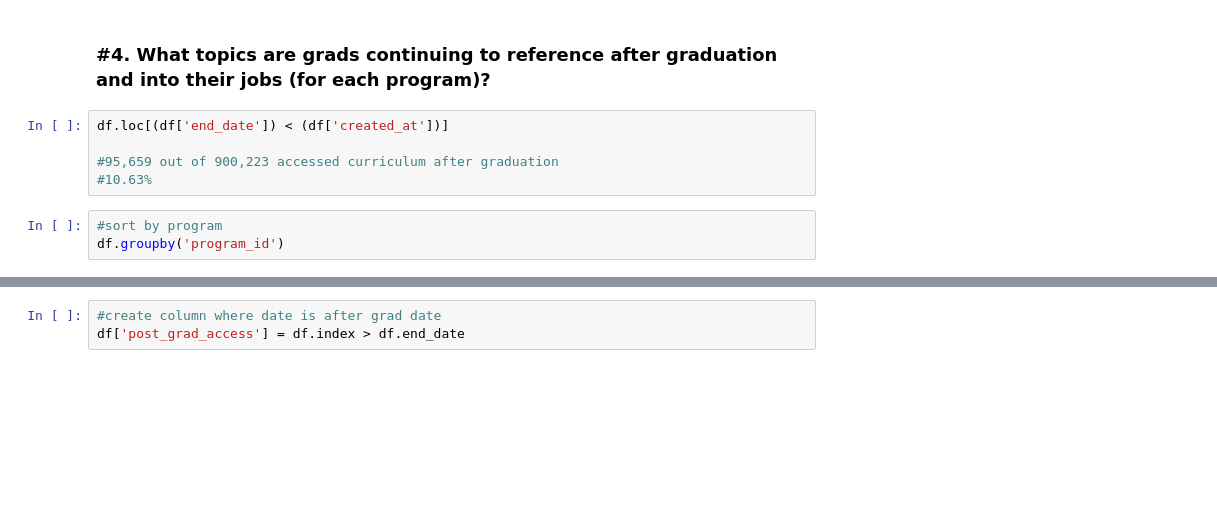
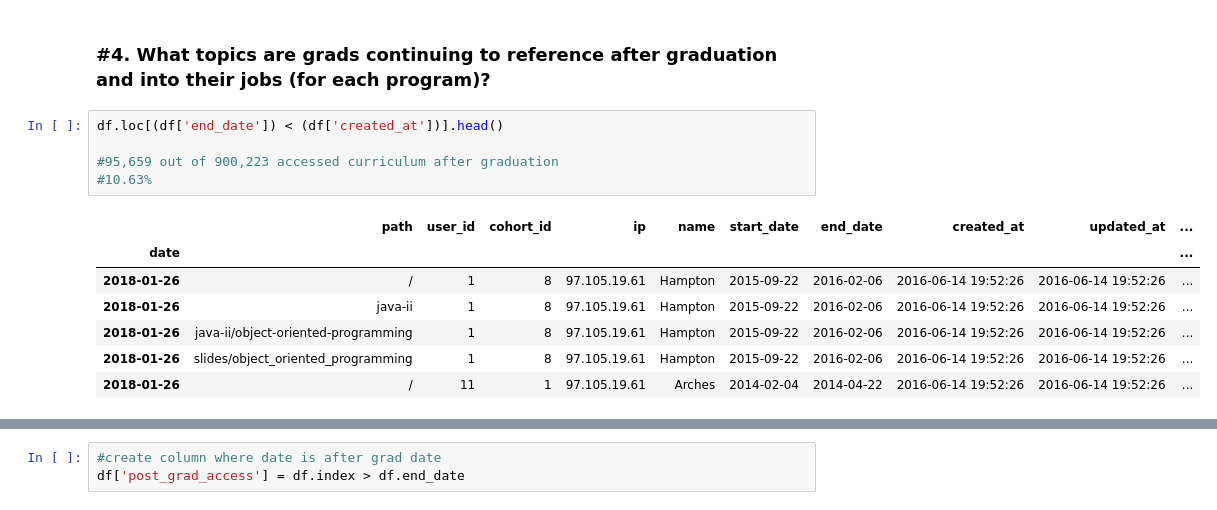
Before and after one commit to Anomaly-Detectives/Anomaly_Detection_Project, a Jupyter notebook: Final Notebook.ipynb, the cells around one changed output, grey strips where cells are left out. Drawn from its saved outputs; the diff is of its cells as text; blank space fills up the shorter version.

```diff
--- a/Final Notebook.ipynb
+++ b/Final Notebook.ipynb
@@ -575,13 +626,18 @@ anomalies[anomalies.user_id==804]
 # %% [markdown]
 ### #4. What topics are grads continuing to reference after graduation and into their jobs (for each program)?
 # %%
-df.loc[(df['end_date']) < (df['created_at'])]
+df.loc[(df['end_date']) < (df['created_at'])].head()
 
 #95,659 out of 900,223 accessed curriculum after graduation
 #10.63%
+# %% [output]
+|  | path | user_id | cohort_id | ip | name | start_date | end_date | created_at | updated_at | ... |
+| date |  |  |  |  |  |  |  |  |  | ... |
+| 2018-01-26 | / | 1 | 8 | 97.105.19.61 | Hampton | 2015-09-22 | 2016-02-06 | 2016-06-14 19:52:26 | 2016-06-14 19:52:26 | ... |
+| 2018-01-26 | java-ii | 1 | 8 | 97.105.19.61 | Hampton | 2015-09-22 | 2016-02-06 | 2016-06-14 19:52:26 | 2016-06-14 19:52:26 | ... |
+| 2018-01-26 | java-ii/object-oriented-programming | 1 | 8 | 97.105.19.61 | Hampton | 2015-09-22 | 2016-02-06 | 2016-06-14 19:52:26 | 2016-06-14 19:52:26 | ... |
+| 2018-01-26 | slides/object_oriented_programming | 1 | 8 | 97.105.19.61 | Hampton | 2015-09-22 | 2016-02-06 | 2016-06-14 19:52:26 | 2016-06-14 19:52:26 | ... |
+| 2018-01-26 | / | 11 | 1 | 97.105.19.61 | Arches | 2014-02-04 | 2014-04-22 | 2016-06-14 19:52:26 | 2016-06-14 19:52:26 | ... |
-# %%
-#sort by program
-df.groupby('program_id')
 # %%
 #see the different program options
 df['program_id'].unique()
```
Also changed, not shown: parts of 23 cells of this notebook.
